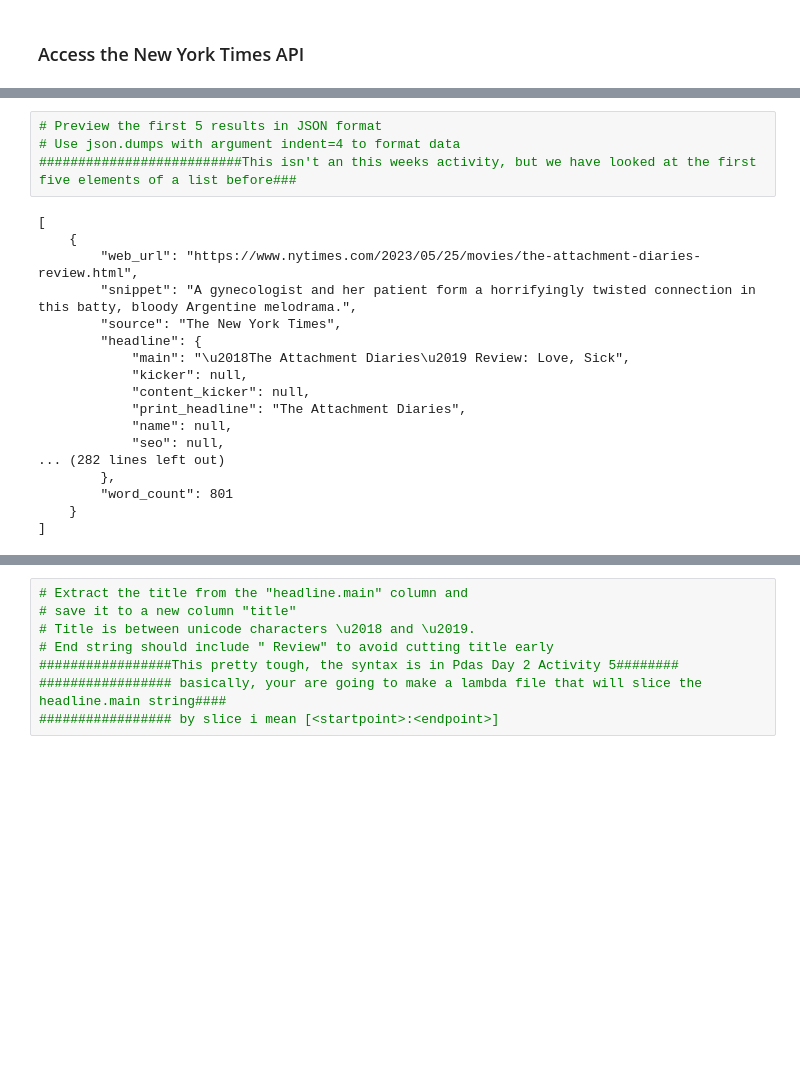
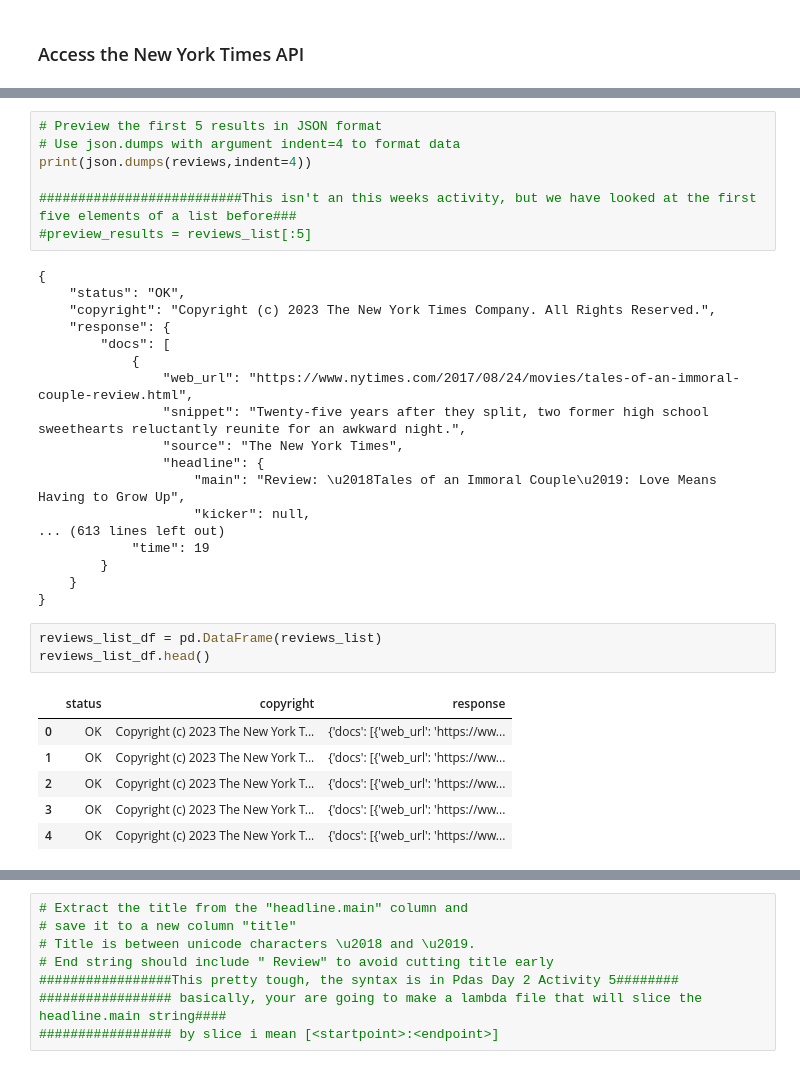
Before and after one commit to sonjabaro/data-sourcing-challenge, a Jupyter notebook: retrieve_movie_data.ipynb, the cells around one changed output, grey strips where cells are left out. Drawn from its saved outputs; the diff is of its cells as text; blank space fills up the shorter version.

```diff
--- a/retrieve_movie_data.ipynb
+++ b/retrieve_movie_data.ipynb
@@ -185,24 +147,37 @@ Checked page 19
 # %%
 # Preview the first 5 results in JSON format
 # Use json.dumps with argument indent=4 to format data
+print(json.dumps(reviews,indent=4))
+
 ##########################This isn't an this weeks activity, but we have looked at the first five elements of a list before###
+#preview_results = reviews_list[:5]
 # %% [output]
-[
-    {
-        "web_url": "https://www.nytimes.com/2023/05/25/movies/the-attachment-diaries-review.html",
-        "snippet": "A gynecologist and her patient form a horrifyingly twisted connection in this batty, bloody Argentine melodrama.",
-        "source": "The New York Times",
-        "headline": {
-            "main": "\u2018The Attachment Diaries\u2019 Review: Love, Sick",
-            "kicker": null,
-            "content_kicker": null,
-            "print_headline": "The Attachment Diaries",
-            "name": null,
-            "seo": null,
-... (282 lines left out)
-        },
-        "word_count": 801
+{
+    "status": "OK",
+    "copyright": "Copyright (c) 2023 The New York Times Company. All Rights Reserved.",
+    "response": {
+        "docs": [
+            {
+                "web_url": "https://www.nytimes.com/2017/08/24/movies/tales-of-an-immoral-couple-review.html",
+                "snippet": "Twenty-five years after they split, two former high school sweethearts reluctantly reunite for an awkward night.",
+                "source": "The New York Times",
+                "headline": {
+                    "main": "Review: \u2018Tales of an Immoral Couple\u2019: Love Means Having to Grow Up",
+                    "kicker": null,
+... (613 lines left out)
+            "time": 19
+        }
     }
-]
+}
+# %%
+reviews_list_df = pd.DataFrame(reviews_list)
+reviews_list_df.head()
+# %% [output]
+|  | status | copyright | response |
+| 0 | OK | Copyright (c) 2023 The New York T... | {'docs': [{'web_url': 'https://ww... |
+| 1 | OK | Copyright (c) 2023 The New York T... | {'docs': [{'web_url': 'https://ww... |
+| 2 | OK | Copyright (c) 2023 The New York T... | {'docs': [{'web_url': 'https://ww... |
+| 3 | OK | Copyright (c) 2023 The New York T... | {'docs': [{'web_url': 'https://ww... |
+| 4 | OK | Copyright (c) 2023 The New York T... | {'docs': [{'web_url': 'https://ww... |
 # %%
 # Convert reviews_list to a Pandas DataFrame using json_normalize()
```
Also changed, not shown: parts of 9 cells of this notebook, 1 other file.
